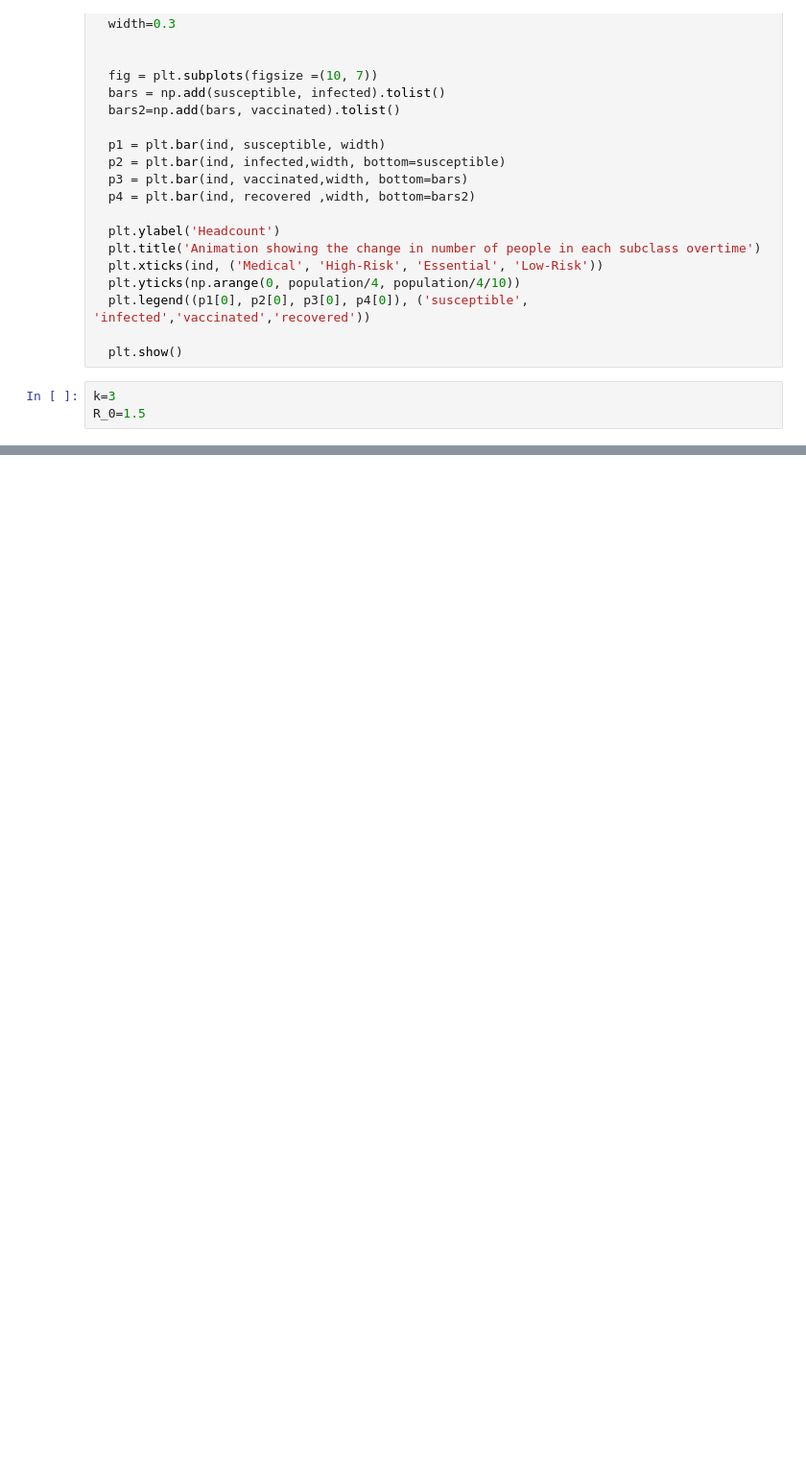
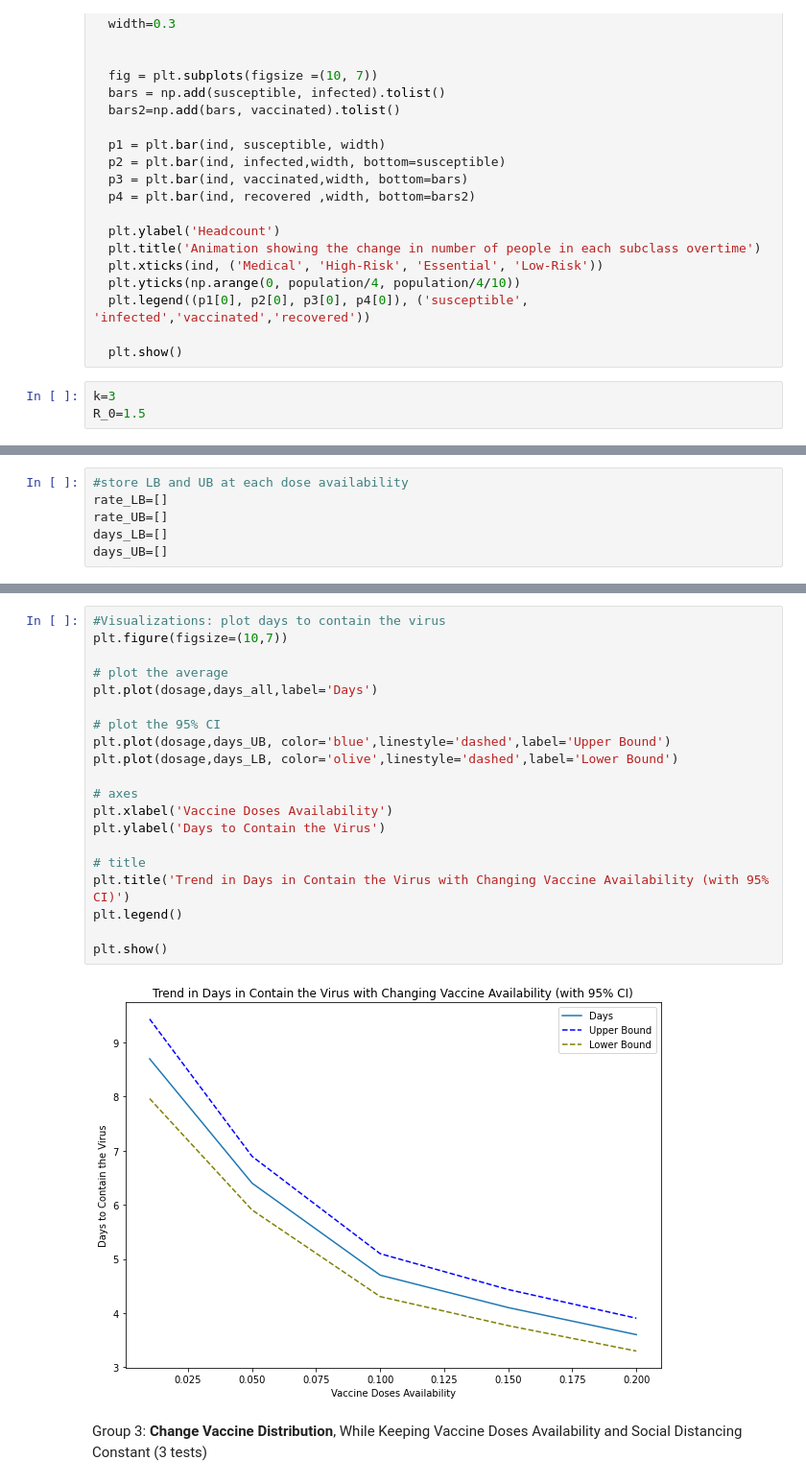
Before and after one commit to sc2267/ORIE-4580-Final-Project, a Jupyter notebook: ORIE_4580_Project.ipynb, the cells around one changed output, grey strips where cells are left out. Shown: that part at 96% size. Drawn from its saved outputs; the diff is of its cells as text; blank space fills up the shorter version.

```diff
--- a/ORIE_4580_Project.ipynb
+++ b/ORIE_4580_Project.ipynb
@@ -582,0 +797,6 @@ print('The 95% CI for the number of days it takes to contain the virus is (', LB
+# %%
+#store LB and UB at each dose availability
+rate_LB=[]
+rate_UB=[]
+days_LB=[]
+days_UB=[]
@@ -604,0 +883,24 @@ print('The 95% CI for the number of days it takes to contain the virus is (', LB
+# %%
+#Visualizations: plot days to contain the virus
+plt.figure(figsize=(10,7))
+
+# plot the average
+plt.plot(dosage,days_all,label='Days')
+
+# plot the 95% CI
+plt.plot(dosage,days_UB, color='blue',linestyle='dashed',label='Upper Bound')
+plt.plot(dosage,days_LB, color='olive',linestyle='dashed',label='Lower Bound')
+
+# axes
+plt.xlabel('Vaccine Doses Availability')
+plt.ylabel('Days to Contain the Virus')
+
+# title
+plt.title('Trend in Days in Contain the Virus with Changing Vaccine Availability (with 95% CI)')
+plt.legend()
+
+plt.show()
+# %% [output]
+[figure, added]
+# %% [markdown]
+Group 3: **Change Vaccine Distribution**, While Keeping Vaccine Doses Availability and Social Distancing Constant (3 tests)
```
Also changed, not shown: parts of 31 cells of this notebook, 1 other file.
